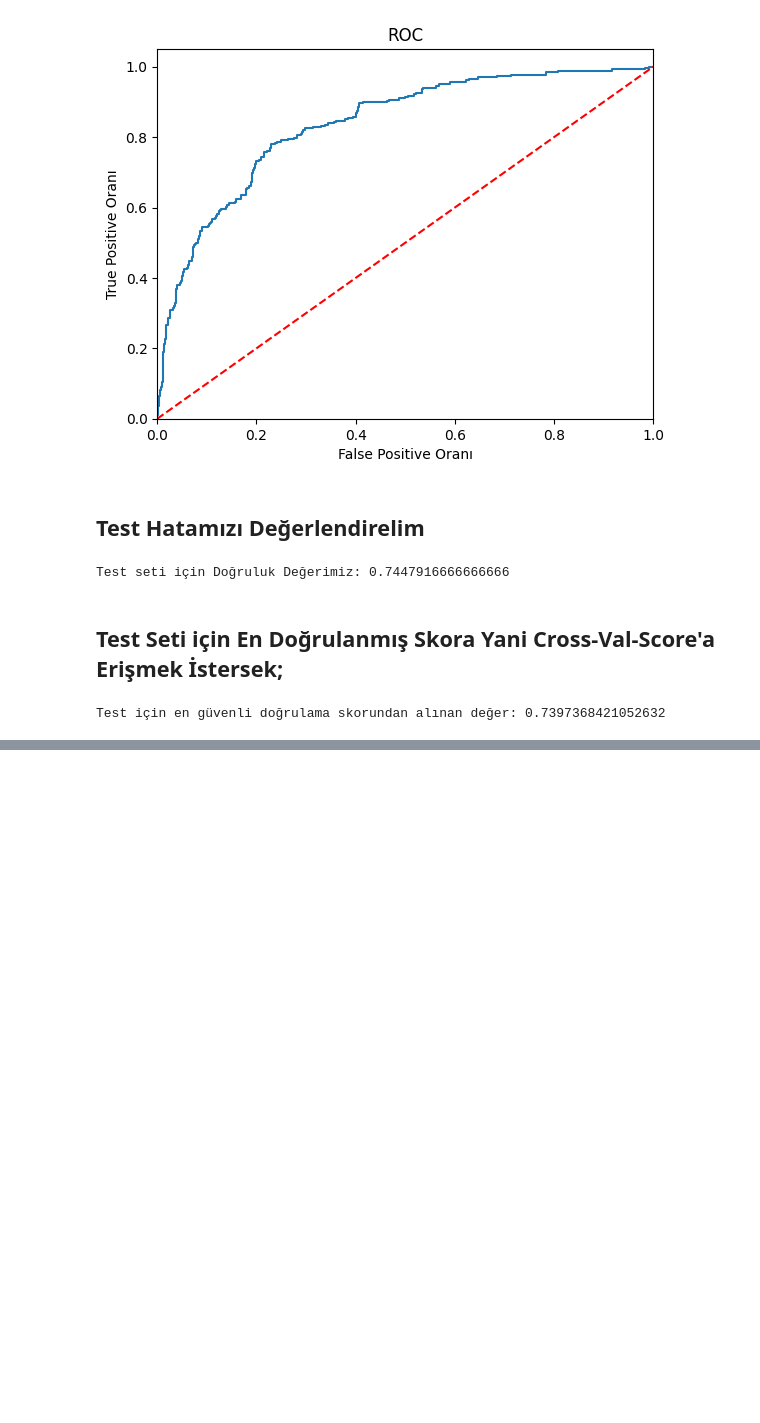
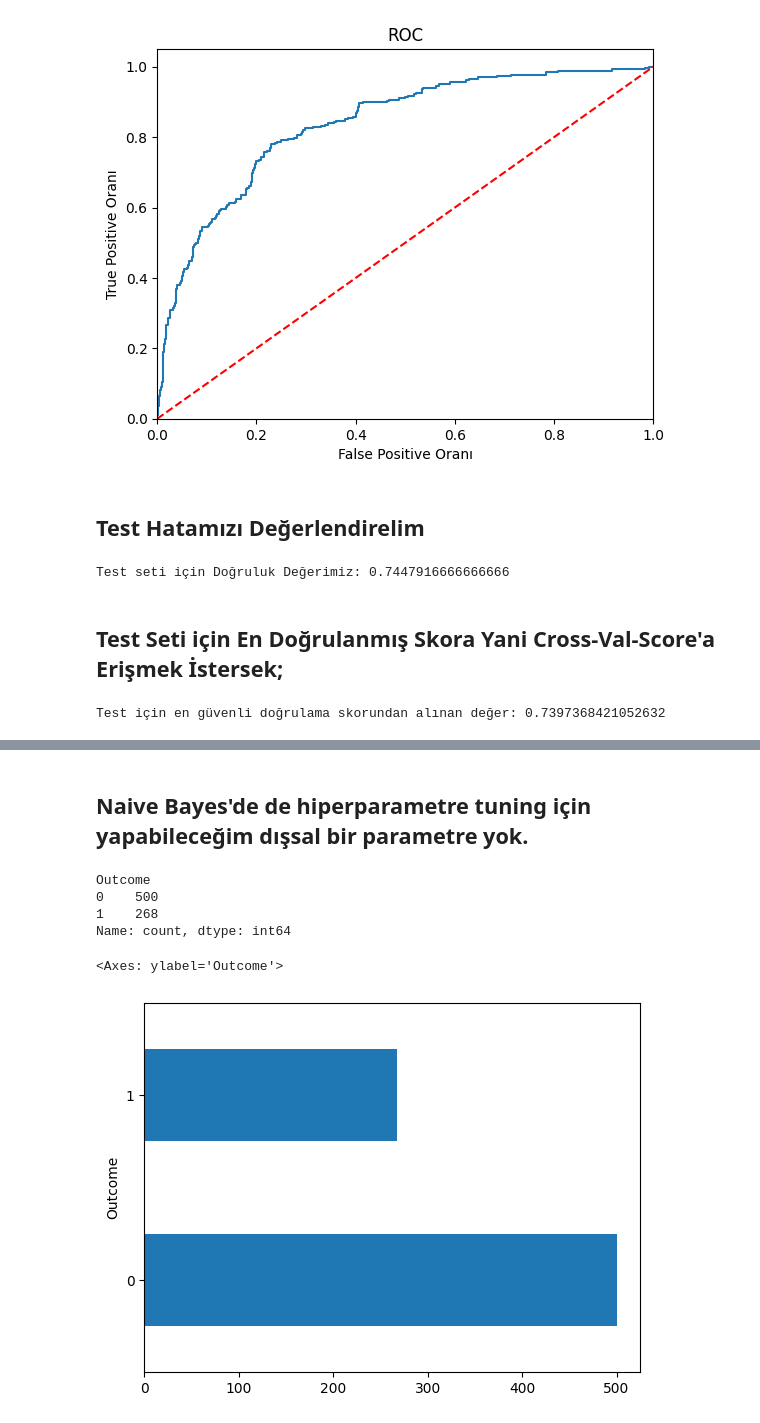
Before and after one commit to ibkya/Classification-Models-Using-on-Diabet-Dataset, a Jupyter notebook: Classification-Models-Using.ipynb, the cells around one changed output, grey strips where cells are left out. Drawn from its saved outputs; the diff is of its cells as text; code cells hidden in the pictures; blank space fills up the shorter version.

```diff
--- a/Classification-Models-Using.ipynb
+++ b/Classification-Models-Using.ipynb
@@ -270,0 +277,24 @@ Test için en güvenli doğrulama skorundan alınan değer: 0.7397368421052632
+# %% [markdown]
+## Naive Bayes'de de hiperparametre tuning için yapabileceğim dışsal bir parametre yok.
+# %%
+dia = pd.read_csv('./diabetes.csv')
+df = dia.copy()
+df.dropna()
+Y = df["Outcome"]
+X = df.drop(['Outcome'], axis = 1)
+X_train, X_test, Y_train, Y_test = train_test_split(X,
+                                                    Y,
+                                                    train_size=0.30,
+                                                    random_state=42)
+# %%
+df["Outcome"].value_counts()
+# %% [output]
+Outcome
+0    500
+1    268
+Name: count, dtype: int64
+# %%
+df["Outcome"].value_counts().plot.barh()
+# %% [output]
+<Axes: ylabel='Outcome'>
+[figure, added]
```
Also changed, not shown: parts of 13 cells of this notebook.
